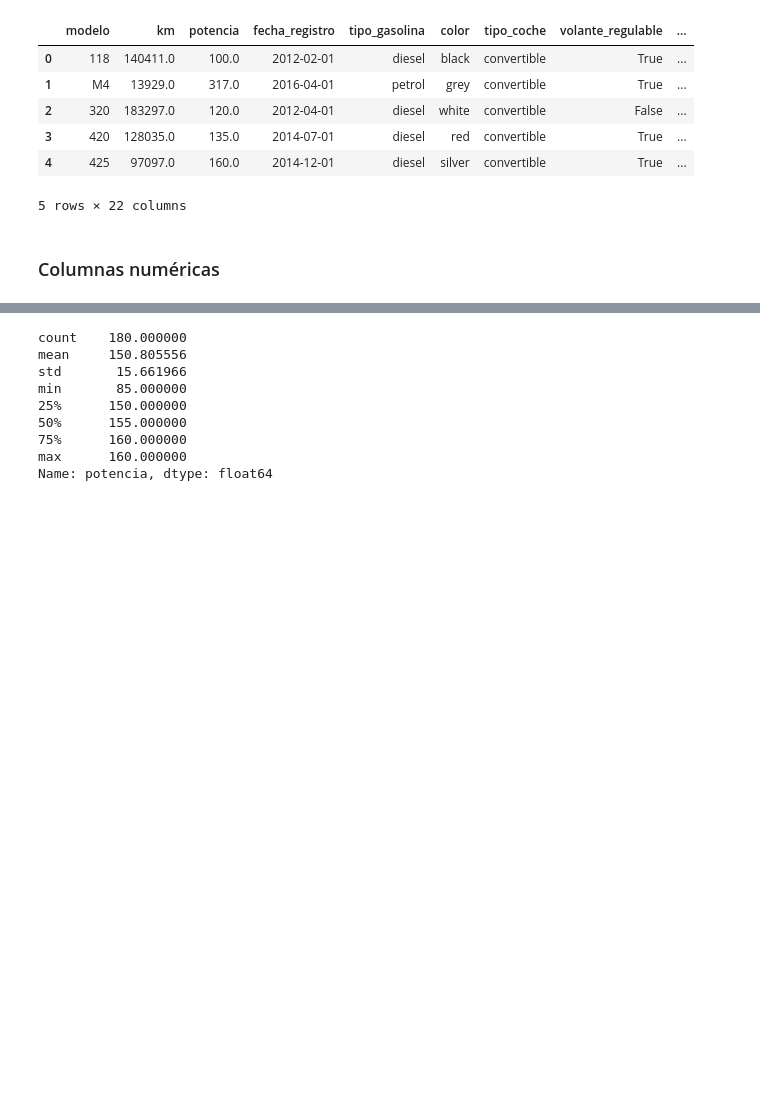
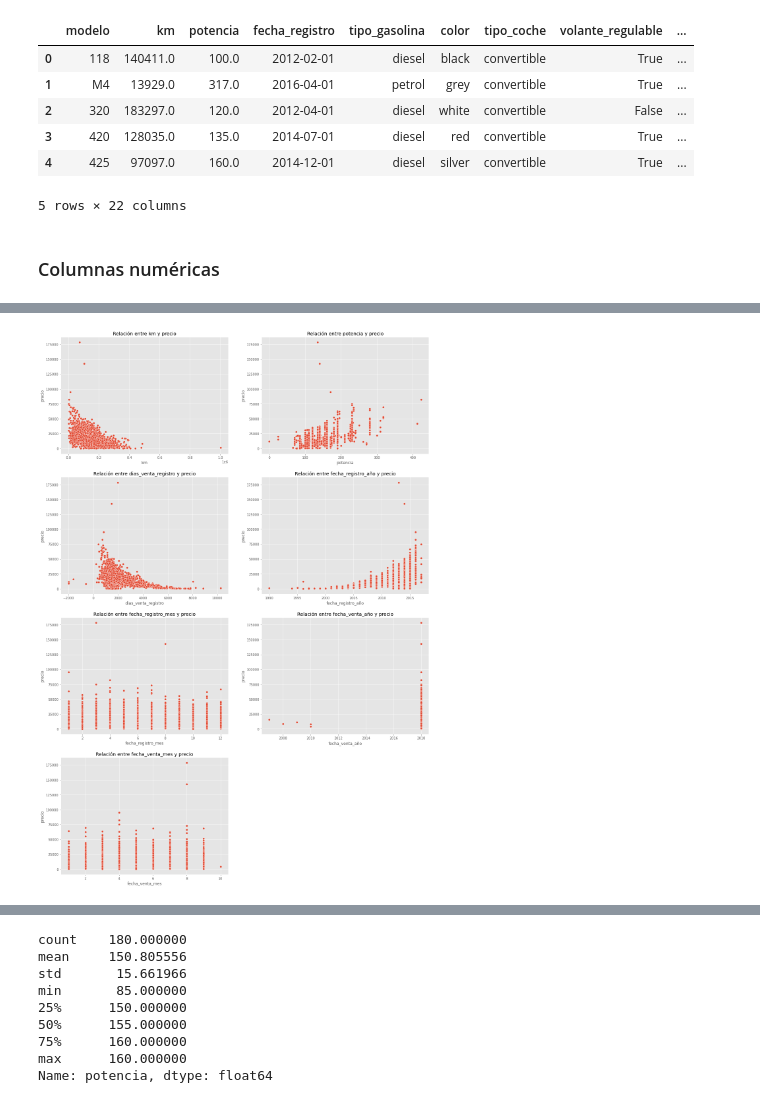
Before and after one commit to Rodrixx05/bmw-pricing, a Jupyter notebook: bmw_pricing_project.ipynb, the cells around one changed output, grey strips where cells are left out. Drawn from its saved outputs; the diff is of its cells as text; code cells hidden in the pictures; blank space fills up the shorter version.

```diff
--- a/bmw_pricing_project.ipynb
+++ b/bmw_pricing_project.ipynb
@@ -278,2 +299,3 @@ format_df.head()
 # %%
-glob_num_list = list(format_df.describe().drop(columns = target).columns)
+# Lista de variables numéricas
+glob_list_num = list(format_df.describe().drop(columns = target).columns)
@@ -279,0 +314,17 @@ glob_num_list = list(format_df.describe().drop(columns = target).columns)
+# %%
+# Función para plottear la relación entre las variables numéricas
+def round_up(num, div):
+    return num // div + (num % div > 0)
+
+def relacion_num_target(df, num_vars, target):
+    plt.subplots(figsize = (20, 30))
+    for i, column in enumerate(num_vars):
+        plt.subplot(round_up(len(num_vars), 2), 2, i + 1)
+        sns.scatterplot(data = df[[column, target]], x = column, y = target)
+        plt.title(f'Relación entre {column} y {target}')
+    plt.show()
+# %%
+# Variables que parecen ser buenas predictoras: km, potencia, dias entre venta y registro y año de registro
+relacion_num_target(format_df, glob_list_num, target)
+# %% [output]
+[figure, added]
```
Also changed, not shown: parts of 32 cells of this notebook.
